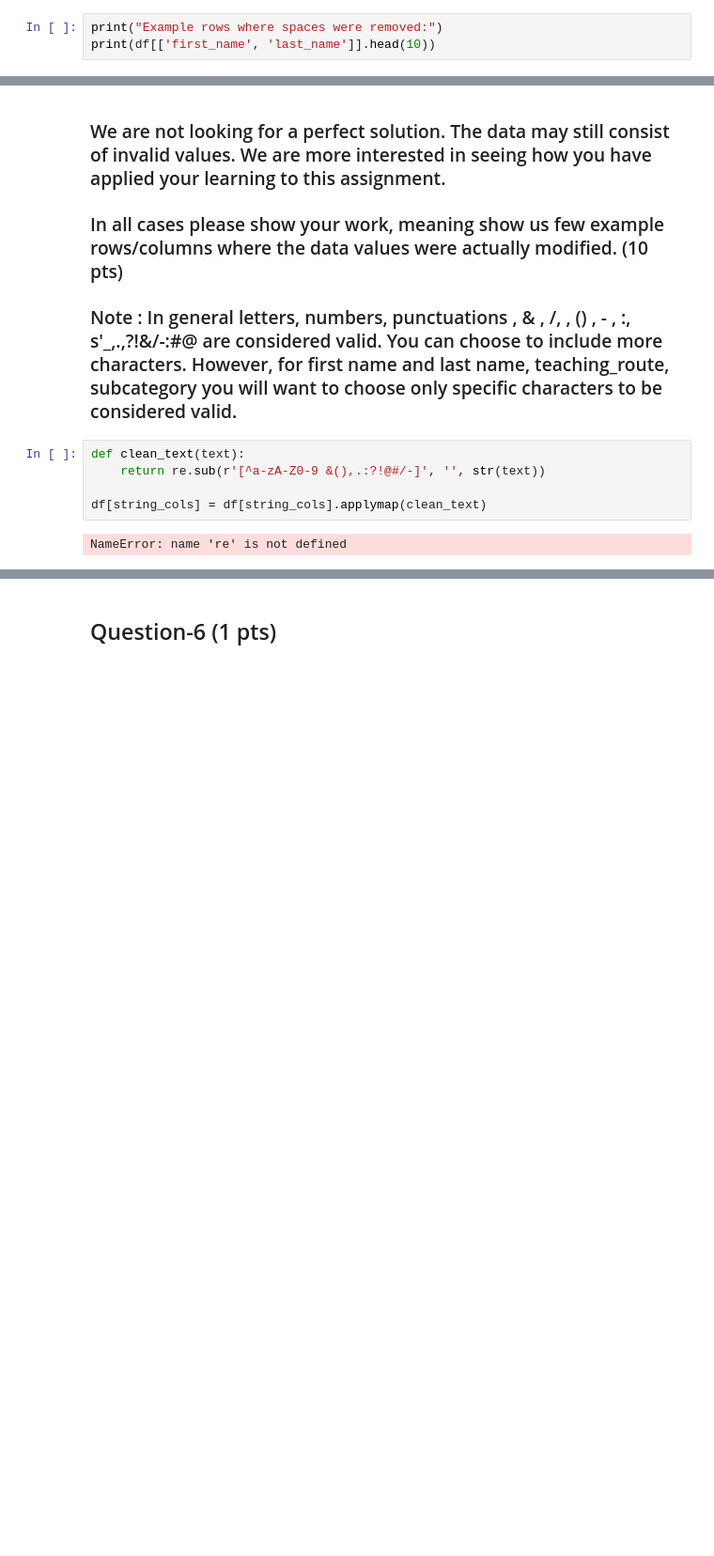
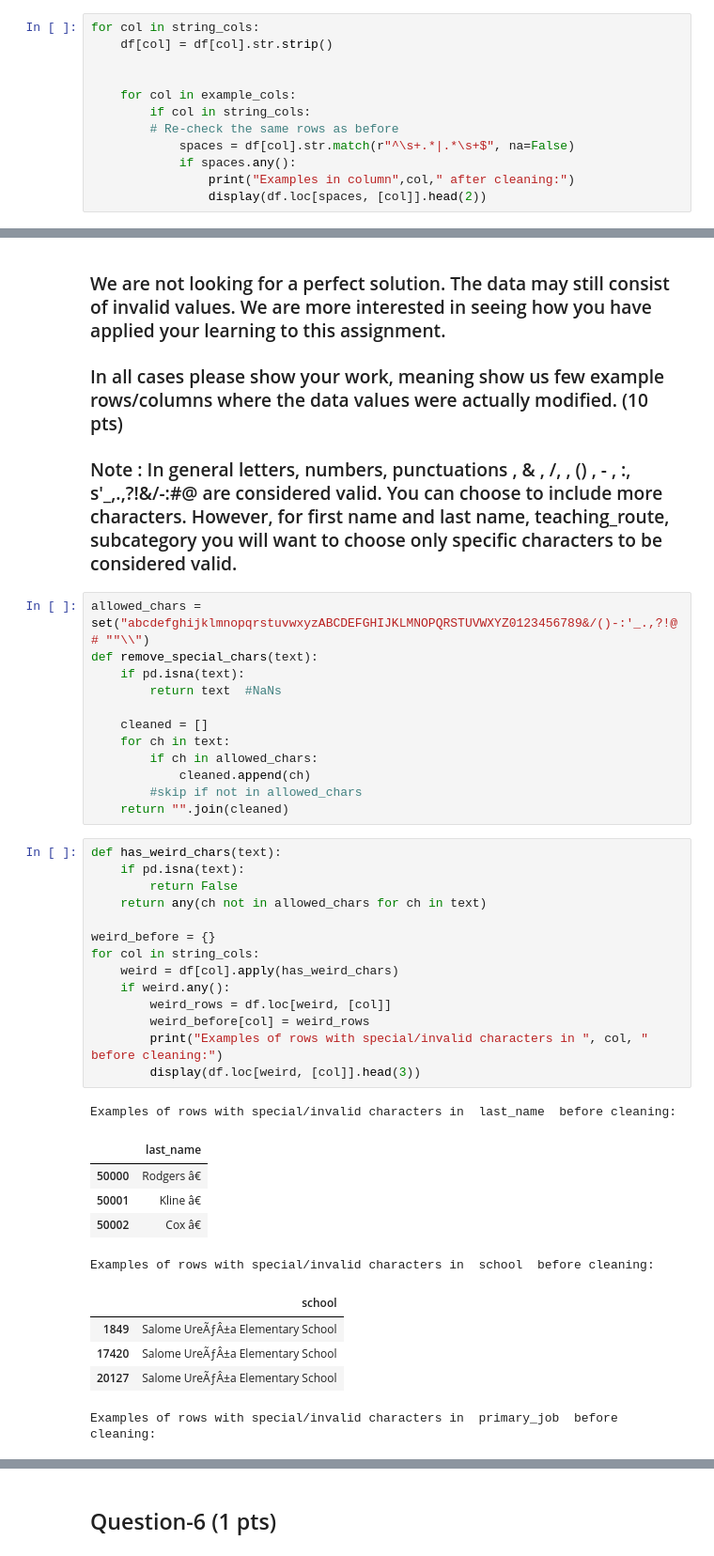
Before and after one commit to alexlford/VS-Code, a Jupyter notebook: pset4/PSET-4 - Managing Data Excercise 2.ipynb, the cells around one changed output, grey strips where cells are left out. Shown: that part at 94% size. Drawn from its saved outputs; the diff is of its cells as text; blank space fills up the shorter version.

```diff
--- a/pset4/PSET-4 - Managing Data Excercise 2.ipynb
+++ b/pset4/PSET-4 - Managing Data Excercise 2.ipynb
@@ -169,4 +189,13 @@ df[string_cols] = df[string_cols].apply(lambda x: x.str.strip())
 # %%
-print("Example rows where spaces were removed:")
-print(df[['first_name', 'last_name']].head(10))
+for col in string_cols:
+    df[col] = df[col].str.strip()
+
+
+    for col in example_cols:
+        if col in string_cols:
+        # Re-check the same rows as before
+            spaces = df[col].str.match(r"^\s+.*|.*\s+$", na=False)
+            if spaces.any():
+                print("Examples in column",col," after cleaning:")
+                display(df.loc[spaces, [col]].head(2))
 # %% [output]
@@ -206,9 +227,40 @@ Example rows where spaces were removed:
 
 ### Note : In general letters, numbers, punctuations , & , /, \, () , - , :, s'_,.,?!&/-:#@   are considered valid. You can choose to include more characters.  However, for first name and last name, teaching_route, subcategory you will want to choose only specific characters to be considered valid.
 # %%
-def clean_text(text):
-    return re.sub(r'[^a-zA-Z0-9 &(),.:?!@#/-]', '', str(text))
+allowed_chars = set("abcdefghijklmnopqrstuvwxyzABCDEFGHIJKLMNOPQRSTUVWXYZ0123456789&/()-:'_.,?!@# ""\\")
+def remove_special_chars(text):
+    if pd.isna(text):
+        return text  #NaNs
 
-df[string_cols] = df[string_cols].applymap(clean_text)
+    cleaned = []
+    for ch in text:
+        if ch in allowed_chars:
+            cleaned.append(ch)
+        #skip if not in allowed_chars
+    return "".join(cleaned)
-# %% [output]
-NameError: name 're' is not defined
+# %%
+def has_weird_chars(text):
+    if pd.isna(text):
+        return False
+    return any(ch not in allowed_chars for ch in text)
+
+weird_before = {}
+for col in string_cols:
+    weird = df[col].apply(has_weird_chars)
+    if weird.any():
+        weird_rows = df.loc[weird, [col]]
+        weird_before[col] = weird_rows
+        print("Examples of rows with special/invalid characters in ", col, " before cleaning:")
+        display(df.loc[weird, [col]].head(3))
+# %% [output]
+Examples of rows with special/invalid characters in  last_name  before cleaning:
+|  | last_name |
+| 50000 | Rodgers â€ |
+| 50001 | Kline â€ |
+| 50002 | Cox â€ |
+Examples of rows with special/invalid characters in  school  before cleaning:
+|  | school |
+| 1849 | Salome UreÃƒÂ±a Elementary School |
+| 17420 | Salome UreÃƒÂ±a Elementary School |
+| 20127 | Salome UreÃƒÂ±a Elementary School |
+Examples of rows with special/invalid characters in  primary_job  before cleaning:
```
Also changed, not shown: parts of 16 cells of this notebook, 1 other file.
